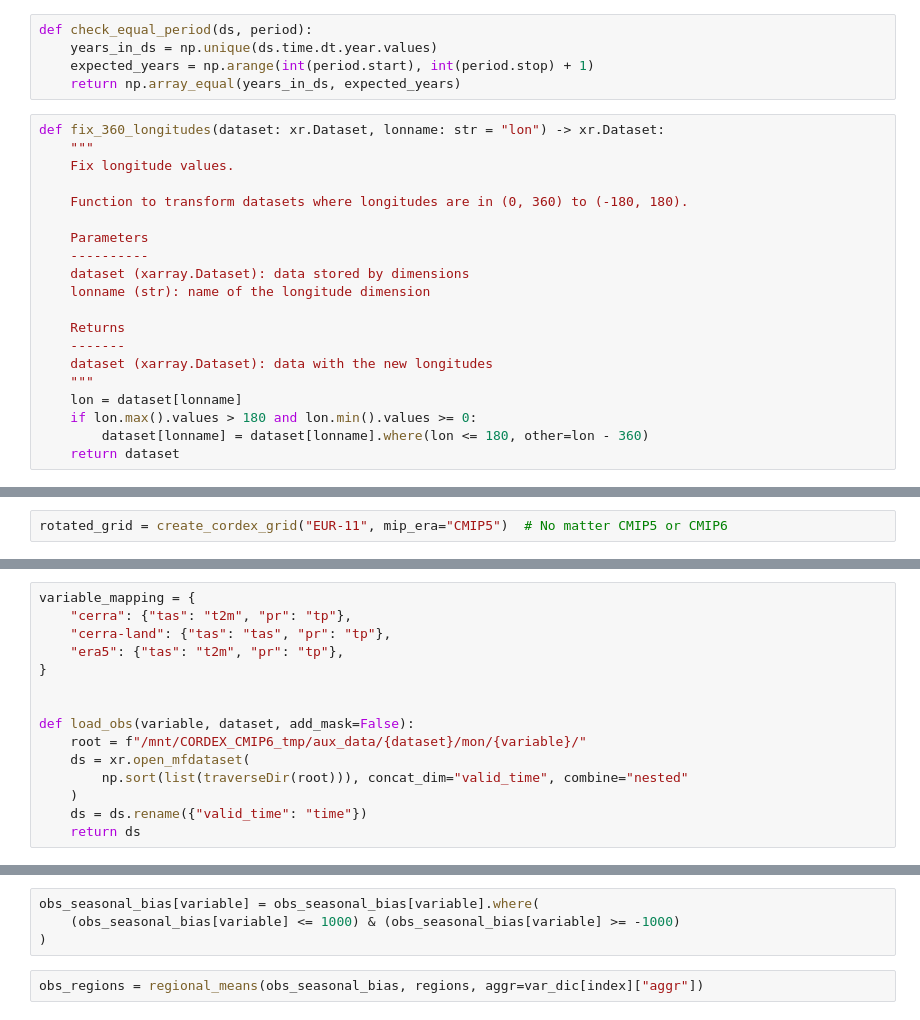
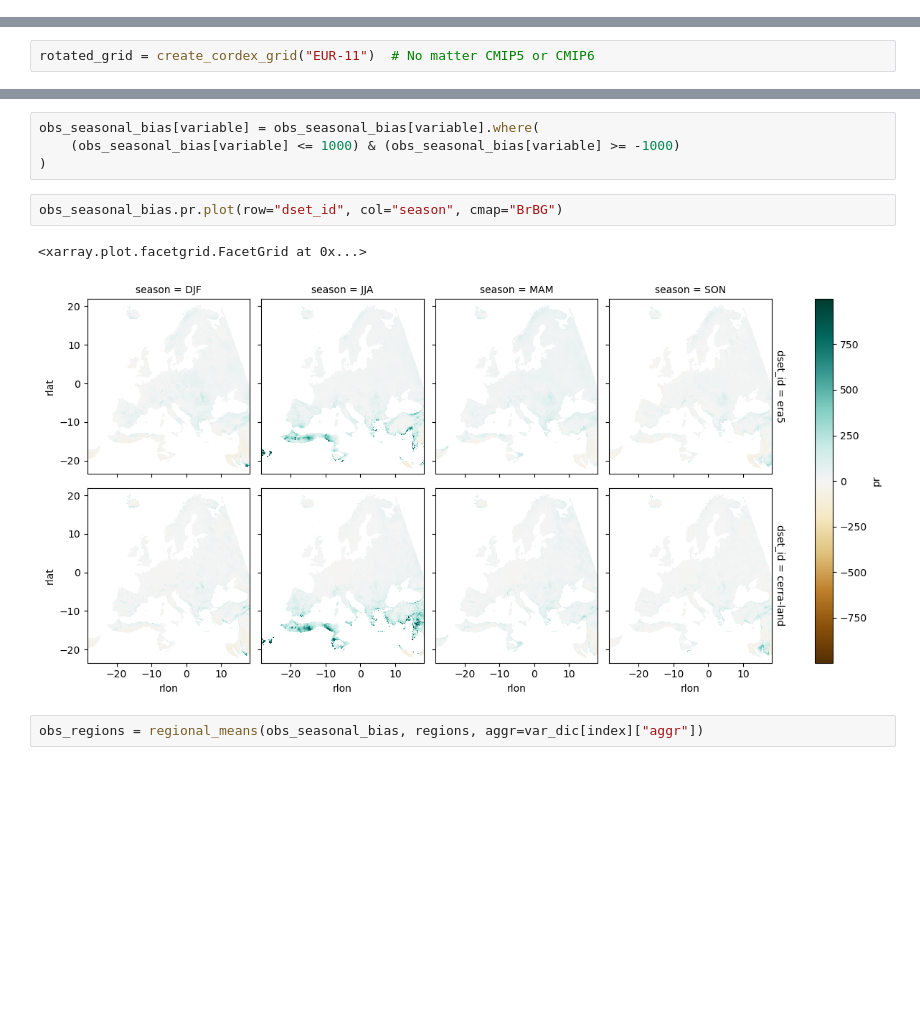
Before and after one commit to larsbuntemeyer/joint-evaluation, a Jupyter notebook: eval-book/regional_bias.ipynb, the cells around one changed output, grey strips where cells are left out. Cells and saved outputs as stored; diff of their text form; blank space fills up the shorter version.

```diff
--- a/eval-book/regional_bias.ipynb
+++ b/eval-book/regional_bias.ipynb
@@ -289,25 +49,0 @@ def seasonal_mean(da):
-# %%
-def check_equal_period(ds, period):
-    years_in_ds = np.unique(ds.time.dt.year.values)
-    expected_years = np.arange(int(period.start), int(period.stop) + 1)
-    return np.array_equal(years_in_ds, expected_years)
-# %%
-def fix_360_longitudes(dataset: xr.Dataset, lonname: str = "lon") -> xr.Dataset:
-    """
-    Fix longitude values.
-
-    Function to transform datasets where longitudes are in (0, 360) to (-180, 180).
-
-    Parameters
-    ----------
-    dataset (xarray.Dataset): data stored by dimensions
-    lonname (str): name of the longitude dimension
-
-    Returns
-    -------
-    dataset (xarray.Dataset): data with the new longitudes
-    """
-    lon = dataset[lonname]
-    if lon.max().values > 180 and lon.min().values >= 0:
-        dataset[lonname] = dataset[lonname].where(lon <= 180, other=lon - 360)
-    return dataset
@@ -381,7 +68,7 @@ eur_colors = pd.read_csv("eurocordex_models.csv")
 # prudence
 regions = regionmask.defined_regions.prudence
 # %%
-rotated_grid = create_cordex_grid("EUR-11", mip_era="CMIP5")  # No matter CMIP5 or CMIP6
+rotated_grid = create_cordex_grid("EUR-11")  # No matter CMIP5 or CMIP6
 # %% [markdown]
 ## E-OBS is used as the reference dataset for all the analysis
 It is used to calculate bias not only respect to CORDEX, but also in comparison wit other reanalyses and observational dataset, to assess the uncertaintly of the observational dataset
@@ -411,21 +98,6 @@ ref_seasmean.plot(col="season", col_wrap=2, cmap="jet")
 [figure]
 # %% [markdown]
 ## CERRA and ERA5
-# %%
-variable_mapping = {
-    "cerra": {"tas": "t2m", "pr": "tp"},
-    "cerra-land": {"tas": "tas", "pr": "tp"},
-    "era5": {"tas": "t2m", "pr": "tp"},
-}
-
-
-def load_obs(variable, dataset, add_mask=False):
-    root = f"/mnt/CORDEX_CMIP6_tmp/aux_data/{dataset}/mon/{variable}/"
-    ds = xr.open_mfdataset(
-        np.sort(list(traverseDir(root))), concat_dim="valid_time", combine="nested"
-    )
-    ds = ds.rename({"valid_time": "time"})
-    return ds
 # %%
 dsets = {}
 for dset in var_dic[variable]["datasets"]:
@@ -480,6 +152,11 @@ obs_seasonal_bias = xr.concat(
 obs_seasonal_bias[variable] = obs_seasonal_bias[variable].where(
     (obs_seasonal_bias[variable] <= 1000) & (obs_seasonal_bias[variable] >= -1000)
 )
+# %%
+obs_seasonal_bias.pr.plot(row="dset_id", col="season", cmap="BrBG")
+# %% [output]
+<xarray.plot.facetgrid.FacetGrid at 0x...>
+[figure, added]
 # %%
 obs_regions = regional_means(obs_seasonal_bias, regions, aggr=var_dic[index]["aggr"])
 # %% [markdown]
```
Also changed, not shown: parts of 26 cells of this notebook.
